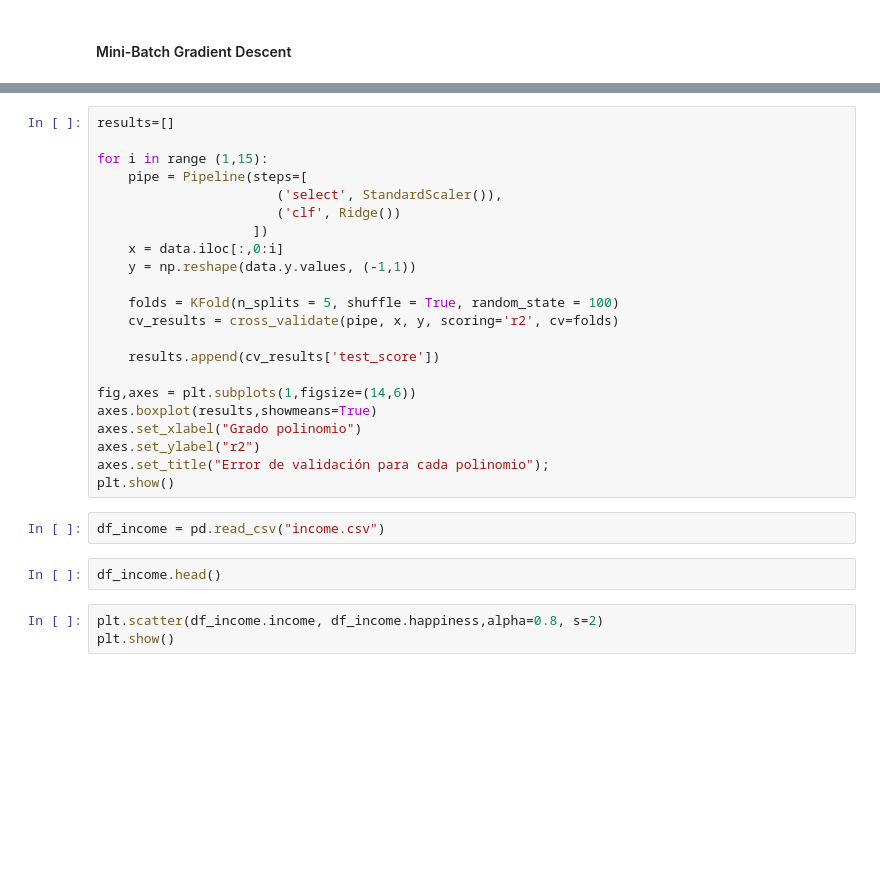
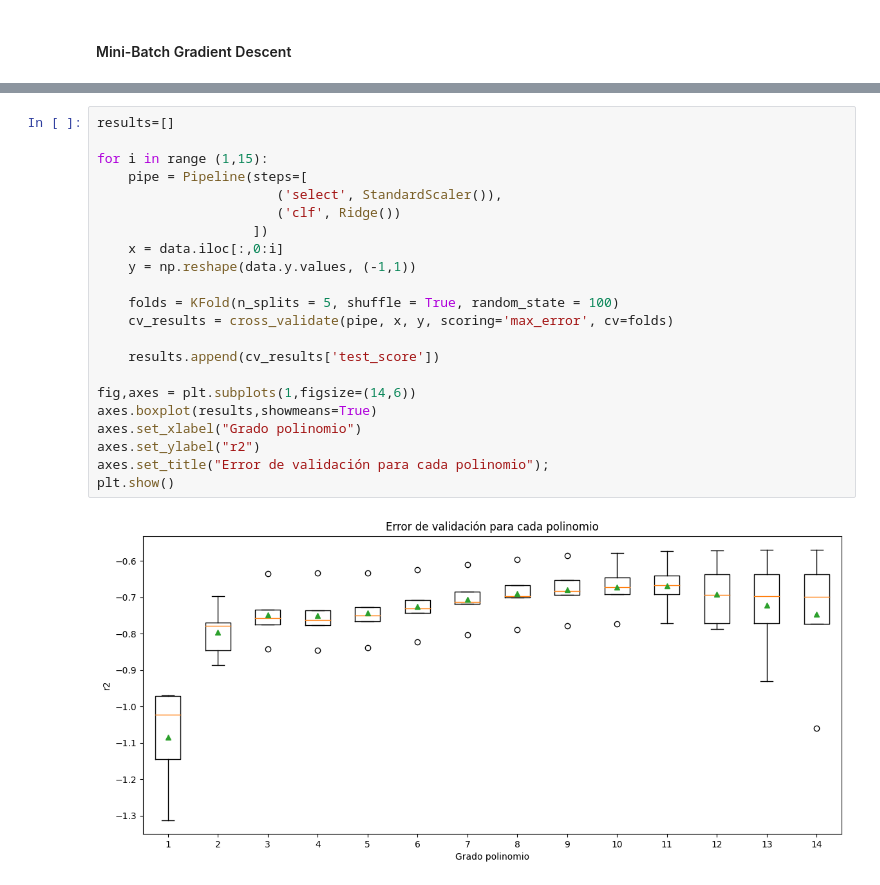
Before and after one commit to pedromperezc/Intro-AI, a Jupyter notebook: clase_5/ejercicio clase 5.ipynb, the cells around one changed output, grey strips where cells are left out. Cells and saved outputs as stored; diff of their text form; blank space fills up the shorter version.

```diff
--- a/clase_5/ejercicio clase 5.ipynb
+++ b/clase_5/ejercicio clase 5.ipynb
@@ -340,29 +342,24 @@ plt.show()
 # %%
 results=[]
 
 for i in range (1,15):
     pipe = Pipeline(steps=[
                        ('select', StandardScaler()),
                        ('clf', Ridge())
                     ])
     x = data.iloc[:,0:i]
     y = np.reshape(data.y.values, (-1,1))
 
     folds = KFold(n_splits = 5, shuffle = True, random_state = 100)
-    cv_results = cross_validate(pipe, x, y, scoring='r2', cv=folds)
+    cv_results = cross_validate(pipe, x, y, scoring='max_error', cv=folds)
 
     results.append(cv_results['test_score'])
 
 fig,axes = plt.subplots(1,figsize=(14,6))
 axes.boxplot(results,showmeans=True)
 axes.set_xlabel("Grado polinomio")
 axes.set_ylabel("r2")
 axes.set_title("Error de validación para cada polinomio");
 plt.show()
+# %% [output]
+[figure, added]
-# %%
-df_income = pd.read_csv("income.csv")
-# %%
-df_income.head()
-# %%
-plt.scatter(df_income.income, df_income.happiness,alpha=0.8, s=2)
-plt.show()
```
Also changed, not shown: parts of 10 cells of this notebook, 6 other files.
